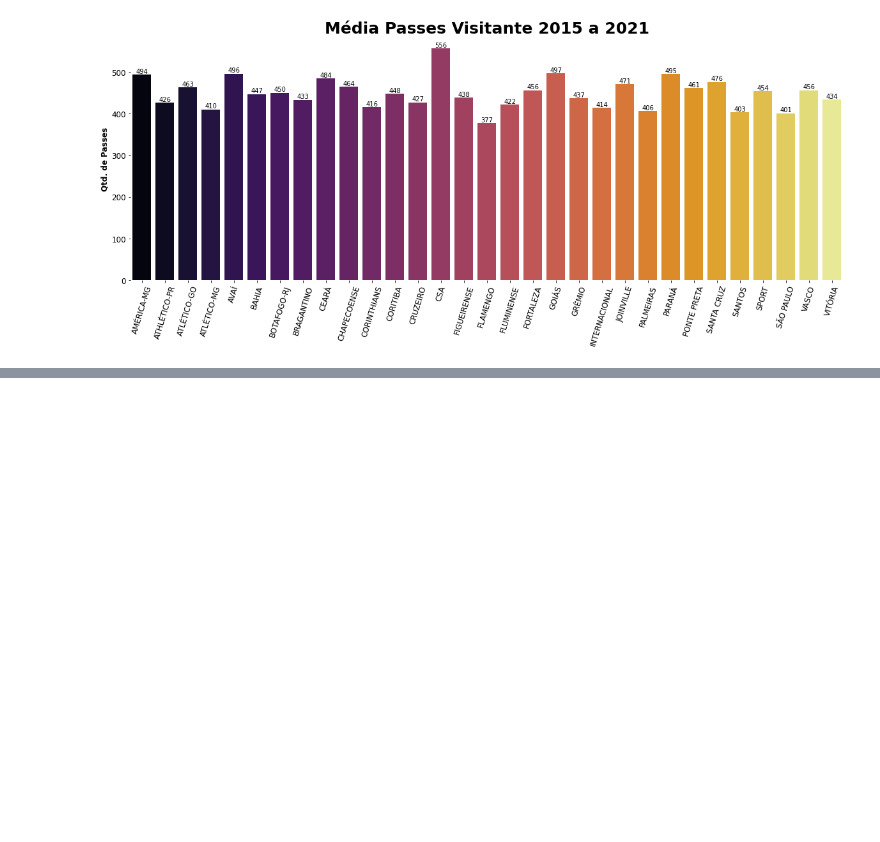
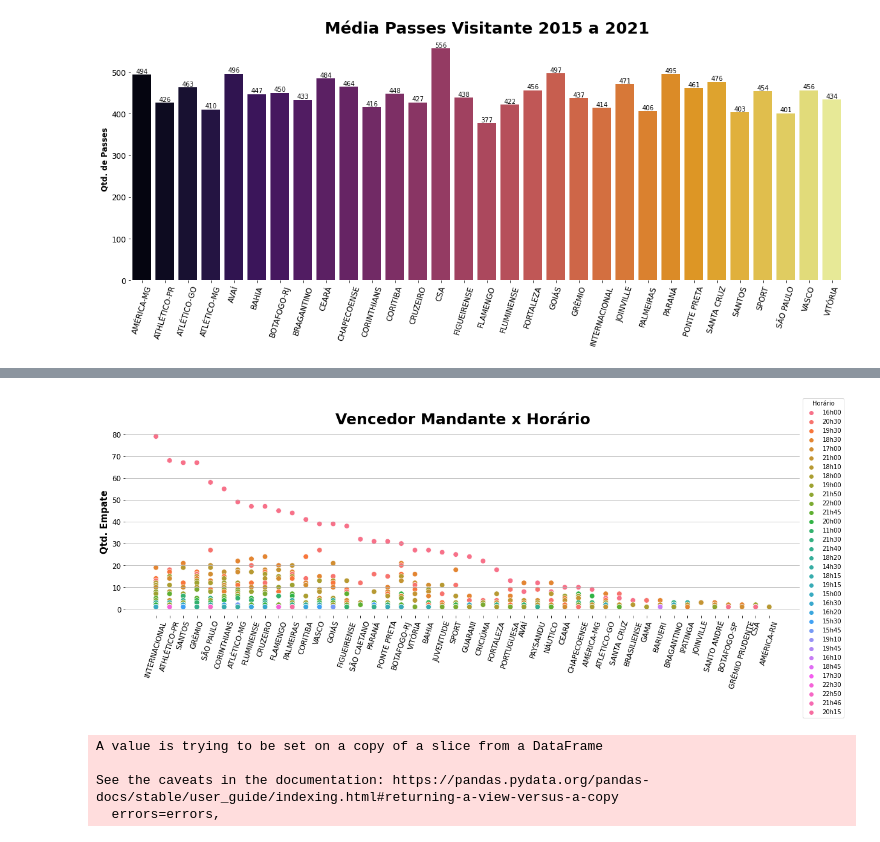
Before and after one commit to NophaieViscente/AnalisandoDadosBrasileirao, a Jupyter notebook: Analise_de_Dados_Campeonato_Brasileiro_2000_até_2021.ipynb, the cells around one changed output, grey strips where cells are left out. Cells and saved outputs as stored; diff of their text form; code cells hidden in the pictures; blank space fills up the shorter version.

```diff
--- a/Analise_de_Dados_Campeonato_Brasileiro_2000_até_2021.ipynb
+++ b/Analise_de_Dados_Campeonato_Brasileiro_2000_até_2021.ipynb
@@ -538,0 +555,4 @@ plt.show()
+# %%
+# Recebendo dados do vencedor mandante por horário.
+vencedorMandanteHorario = vencedorHorario.loc[vencedorHorario['Vencedor'] == vencedorHorario['Mandante_x']]
+vencedorMandanteHorario.drop(['Mandante_x','Visitante'],axis=1,inplace=True)
@@ -538,0 +564,4 @@ plt.show()
+# %%
+# efetuando a contagem dos dados e alocando em um .
+vencedorMandanteHorario = vencedorMandanteHorario.value_counts()
+vencedorMandanteHorario
@@ -538,0 +582,34 @@ plt.show()
+# %%
+# Buscando os dados de horário, nome de time e quantidade de vitórias dentro do iterável
+# 'vencedorMandanteHorario'
+winnerHomeHour = {}
+horario = []
+time = []
+qtd = []
+for linha,valor in vencedorMandanteHorario.items() :
+  horario.append(linha[1])
+  time.append(linha[0])
+  qtd.append(valor)
+winnerHomeHour['hora'] = horario
+winnerHomeHour['time'] = time
+winnerHomeHour['qtd_vitoria'] = qtd
+# Transformando em um dataset .
+vencedorMandanteHorario = pd.DataFrame.from_dict(winnerHomeHour)
+# %%
+graficoDispercao(dados=vencedorMandanteHorario,x='time',y='qtd_vitoria',hue='hora',palette=None,tamanhoFigura=(20,5.7),
+                 titulo='Vencedor Mandante x Horário',tamanhoFonteTitulo=25,tipoFonteTitulo='semibold',xlabel=None,
+                 ylabel='Qtd. Empate',tamanhoLabels=15,tipoLabels='semibold',tamanhoTicks=12,rotacaoTicks_x=73,s=75)
+plt.legend(title='Horário',bbox_to_anchor=[1,1.175])
+plt.grid(axis='y')
+plt.show()
+# %% [output]
+[figure, added]
+# %%
+vencedorVisitanteHorario = vencedorHorario.loc[vencedorHorario['Vencedor'] == vencedorHorario['Visitante']]
+vencedorVisitanteHorario.drop(['Mandante_x','Visitante'],axis=1,inplace=True)
+vencedorVisitanteHorario = vencedorVisitanteHorario.value_counts()
+# %% [output]
+A value is trying to be set on a copy of a slice from a DataFrame
+
+See the caveats in the documentation: https://pandas.pydata.org/pandas-docs/stable/user_guide/indexing.html#returning-a-view-versus-a-copy
+  errors=errors,
```
Also changed, not shown: parts of 21 cells of this notebook.
